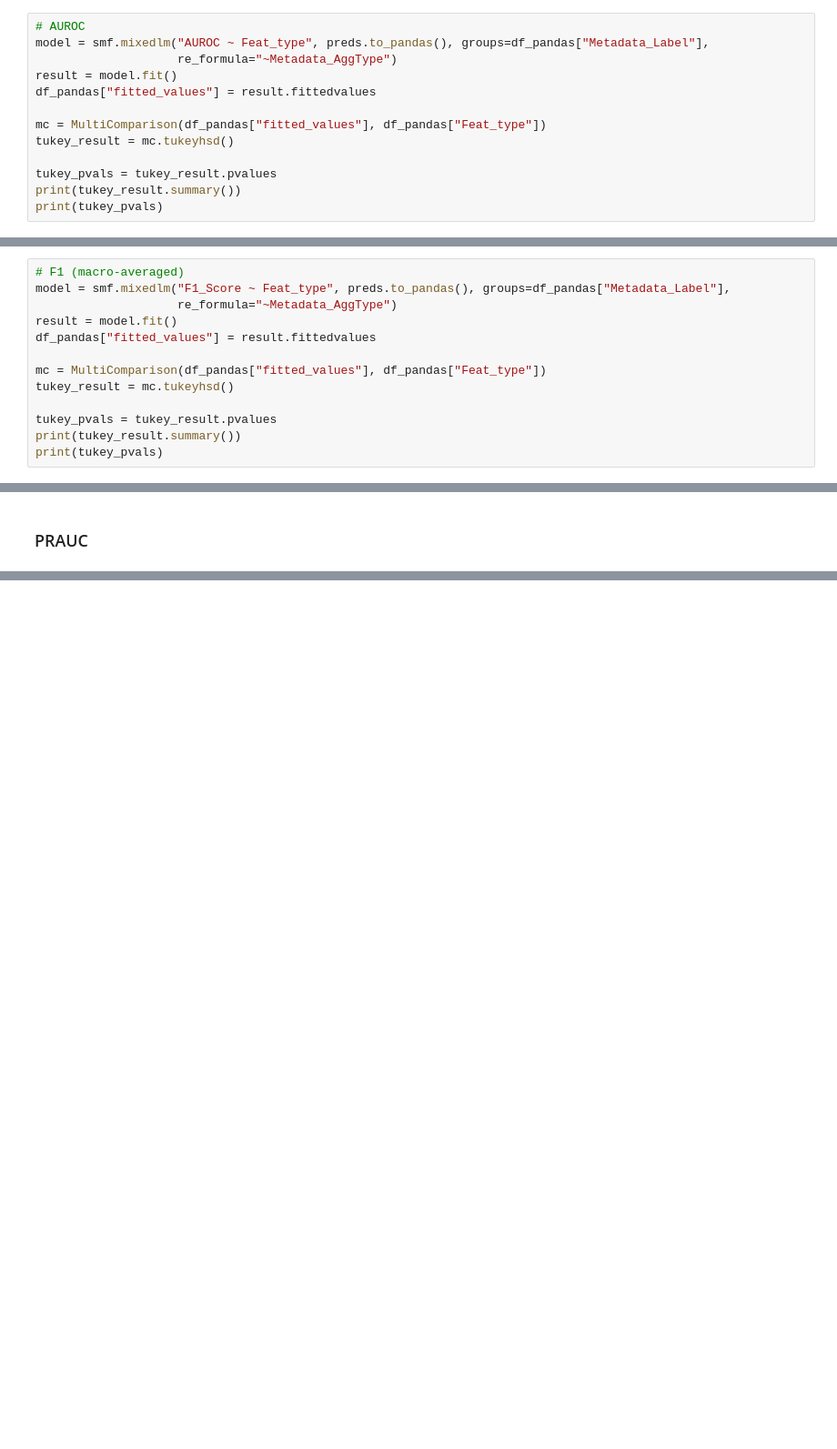
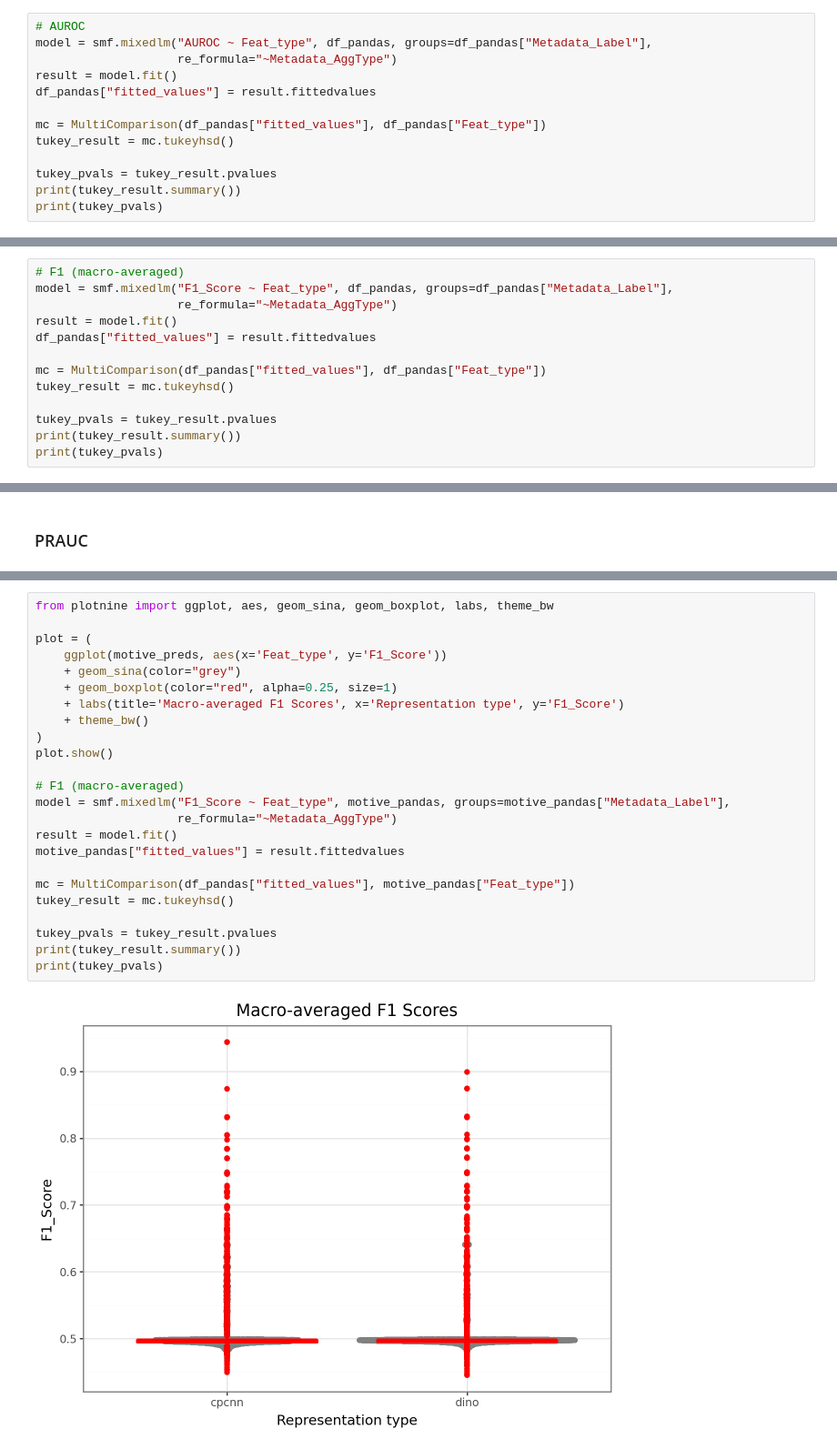
Before and after one commit to jessica-ewald/2024_09_09_Axiom_OASIS, a Jupyter notebook: 2_downstream_analysis/4C_compare_classifier_representations.ipynb, the cells around one changed output, grey strips where cells are left out. Shown at 91% size. Cells and saved outputs as stored; diff of their text form; blank space fills up the shorter version.

```diff
--- a/2_downstream_analysis/4C_compare_classifier_representations.ipynb
+++ b/2_downstream_analysis/4C_compare_classifier_representations.ipynb
@@ -24,6 +27,6 @@ plot.show()
 # %%
 # AUROC
-model = smf.mixedlm("AUROC ~ Feat_type", preds.to_pandas(), groups=df_pandas["Metadata_Label"],
+model = smf.mixedlm("AUROC ~ Feat_type", df_pandas, groups=df_pandas["Metadata_Label"],
                     re_formula="~Metadata_AggType")
 result = model.fit()
 df_pandas["fitted_values"] = result.fittedvalues
@@ -61,7 +64,7 @@ plot.show()
 [figure]
 # %%
 # F1 (macro-averaged)
-model = smf.mixedlm("F1_Score ~ Feat_type", preds.to_pandas(), groups=df_pandas["Metadata_Label"],
+model = smf.mixedlm("F1_Score ~ Feat_type", df_pandas, groups=df_pandas["Metadata_Label"],
                     re_formula="~Metadata_AggType")
 result = model.fit()
 df_pandas["fitted_values"] = result.fittedvalues
@@ -122,0 +168,26 @@ cellprofiler   dino   0.0116    0.0 0.0063  0.0168   True
+# %%
+from plotnine import ggplot, aes, geom_sina, geom_boxplot, labs, theme_bw
+
+plot = (
+    ggplot(motive_preds, aes(x='Feat_type', y='F1_Score'))
+    + geom_sina(color="grey")
+    + geom_boxplot(color="red", alpha=0.25, size=1)
+    + labs(title='Macro-averaged F1 Scores', x='Representation type', y='F1_Score')
+    + theme_bw()
+)
+plot.show()
+
+# F1 (macro-averaged)
+model = smf.mixedlm("F1_Score ~ Feat_type", motive_pandas, groups=motive_pandas["Metadata_Label"],
+                    re_formula="~Metadata_AggType")
+result = model.fit()
+motive_pandas["fitted_values"] = result.fittedvalues
+
+mc = MultiComparison(df_pandas["fitted_values"], motive_pandas["Feat_type"])
+tukey_result = mc.tukeyhsd()
+
+tukey_pvals = tukey_result.pvalues
+print(tukey_result.summary())
+print(tukey_pvals)
+# %% [output]
+[figure, added]
```
Also changed, not shown: parts of 14 cells of this notebook, 6 other files.
